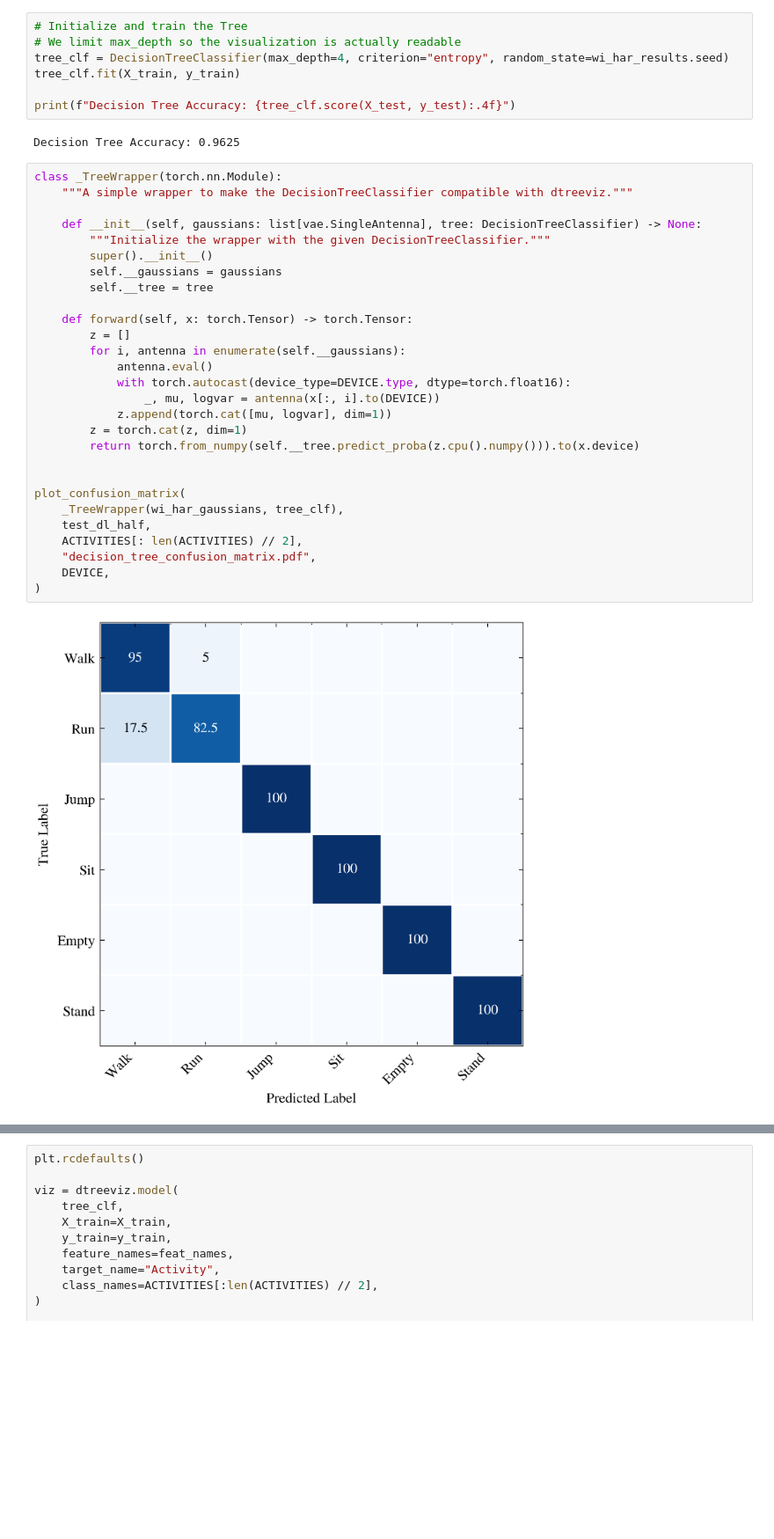
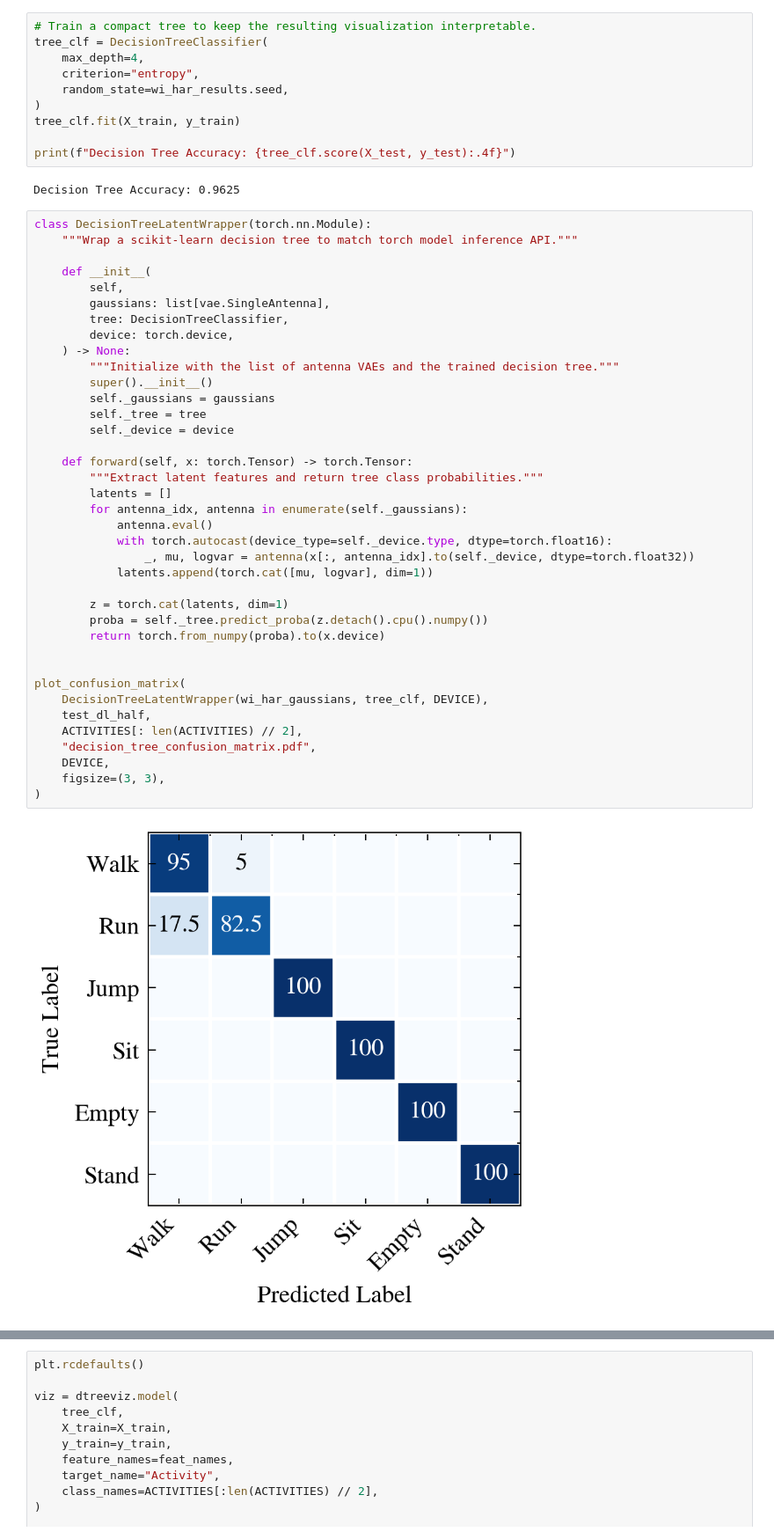
Before and after one commit to LucaCtt/csi-vae, a Jupyter notebook: notebooks/best_model.ipynb, the cells around one changed output, grey strips where cells are left out. Shown at 88% size. Cells and saved outputs as stored; diff of their text form; blank space fills up the shorter version.

```diff
--- a/notebooks/best_model.ipynb
+++ b/notebooks/best_model.ipynb
@@ -631,39 +295,52 @@ X_test, y_test = extract_vae_features(wi_har_gaussians, test_dl_half, DEVICE)
 # %%
-# Initialize and train the Tree
-# We limit max_depth so the visualization is actually readable
-tree_clf = DecisionTreeClassifier(max_depth=4, criterion="entropy", random_state=wi_har_results.seed)
+# Train a compact tree to keep the resulting visualization interpretable.
+tree_clf = DecisionTreeClassifier(
+    max_depth=4,
+    criterion="entropy",
+    random_state=wi_har_results.seed,
+)
 tree_clf.fit(X_train, y_train)
 
 print(f"Decision Tree Accuracy: {tree_clf.score(X_test, y_test):.4f}")
 # %% [output]
 Decision Tree Accuracy: 0.9625
 # %%
-class _TreeWrapper(torch.nn.Module):
-    """A simple wrapper to make the DecisionTreeClassifier compatible with dtreeviz."""
+class DecisionTreeLatentWrapper(torch.nn.Module):
+    """Wrap a scikit-learn decision tree to match torch model inference API."""
 
-    def __init__(self, gaussians: list[vae.SingleAntenna], tree: DecisionTreeClassifier) -> None:
-        """Initialize the wrapper with the given DecisionTreeClassifier."""
+    def __init__(
+        self,
+        gaussians: list[vae.SingleAntenna],
+        tree: DecisionTreeClassifier,
+        device: torch.device,
+    ) -> None:
+        """Initialize with the list of antenna VAEs and the trained decision tree."""
         super().__init__()
-        self.__gaussians = gaussians
-        self.__tree = tree
+        self._gaussians = gaussians
+        self._tree = tree
+        self._device = device
 
     def forward(self, x: torch.Tensor) -> torch.Tensor:
-        z = []
-        for i, antenna in enumerate(self.__gaussians):
+        """Extract latent features and return tree class probabilities."""
+        latents = []
+        for antenna_idx, antenna in enumerate(self._gaussians):
             antenna.eval()
-            with torch.autocast(device_type=DEVICE.type, dtype=torch.float16):
-                _, mu, logvar = antenna(x[:, i].to(DEVICE))
-            z.append(torch.cat([mu, logvar], dim=1))
-        z = torch.cat(z, dim=1)
-        return torch.from_numpy(self.__tree.predict_proba(z.cpu().numpy())).to(x.device)
+            with torch.autocast(device_type=self._device.type, dtype=torch.float16):
+                _, mu, logvar = antenna(x[:, antenna_idx].to(self._device, dtype=torch.float32))
+            latents.append(torch.cat([mu, logvar], dim=1))
+
+        z = torch.cat(latents, dim=1)
+        proba = self._tree.predict_proba(z.detach().cpu().numpy())
+        return torch.from_numpy(proba).to(x.device)
 
 
 plot_confusion_matrix(
-    _TreeWrapper(wi_har_gaussians, tree_clf),
+    DecisionTreeLatentWrapper(wi_har_gaussians, tree_clf, DEVICE),
     test_dl_half,
     ACTIVITIES[: len(ACTIVITIES) // 2],
     "decision_tree_confusion_matrix.pdf",
     DEVICE,
+    figsize=(3, 3),
 )
 # %% [output]
-[figure, old version]
+[figure, new version]
```
Also changed, not shown: parts of 21 cells of this notebook, 13 other files.
